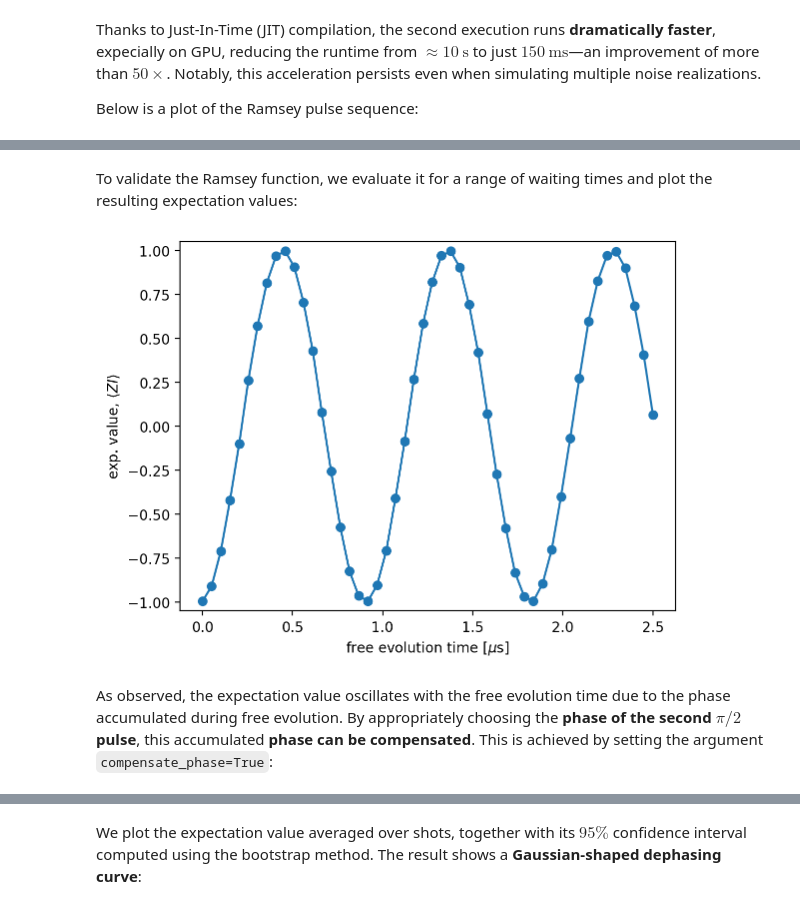
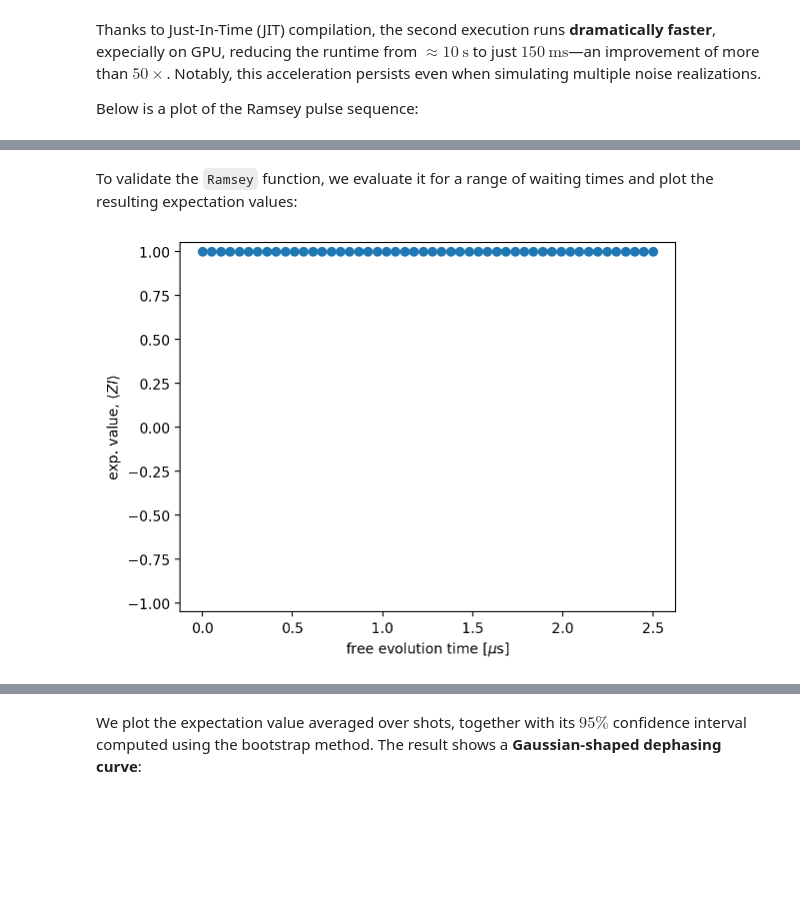
Before and after one commit to faulhornlabs/simphony, a Jupyter notebook: jupyternbs/advanced-example-noisy-GPU.ipynb, the cells around one changed output, grey strips where cells are left out. Cells and saved outputs as stored; diff of their text form; code cells hidden in the pictures; blank space fills up the shorter version.

```diff
--- a/jupyternbs/advanced-example-noisy-GPU.ipynb
+++ b/jupyternbs/advanced-example-noisy-GPU.ipynb
@@ -191,17 +191,9 @@ Here, we simulate a **Ramsey interferometry experiment**. The first operation is
 # %%
-def Ramsey(model, wait, compensate_phase=False, apply_noise=False, n_shots=1):
+def Ramsey(model, wait, apply_noise=False, n_shots=1):
 
     duration = 0.01
 
-    frequency = model.splitting_qubit('e')
-    frequency_0 = model.splitting_qubit('e', rest_quantum_nums={'N': 0})
-    frequency_m1 = model.splitting_qubit('e', rest_quantum_nums={'N': -1})
-    frequency_delta = frequency_m1 - frequency_0
-
-    if compensate_phase:
-        second_pulse_phase = - np.pi * (1 + frequency_delta * wait)
-    else:
-        second_pulse_phase = 0
+    frequency = model.splitting_qubit('e', rest_quantum_nums={'N': 0})
 
     angle = np.pi / 2
     period_time = 2 * np.pi * duration / angle
@@ -217,7 +209,7 @@ def Ramsey(model, wait, compensate_phase=False, apply_noise=False, n_shots=1):
     model.driving_field('MW_x').add_wait(wait)
     model.driving_field('MW_x').add_rectangle_pulse(amplitude=amplitude,
                                                     frequency=frequency,
-                                                    phase=second_pulse_phase,
+                                                    phase=np.pi,
                                                     duration=duration)
 
     result = model.simulate_time_evolution(n_eval=2, apply_noise=apply_noise, n_shots=n_shots)
@@ -251,18 +243,17 @@ model.driving_field('MW_x').plot_pulses(function='complex_envelope')
 # %% [markdown]
-To validate the Ramsey function, we evaluate it for a range of waiting times and plot the resulting expectation values:
+To validate the ``Ramsey`` function, we evaluate it for a range of waiting times and plot the resulting expectation values:
 # %%
 waits = np.linspace(1e-5, 2.5, 50)
 Z_exps = []
 for wait in waits:
     Z_exp = Ramsey(model=model, wait=wait)
     Z_exps.append(Z_exp)
+Z_exps = np.array(Z_exps)
 
 plt.plot(waits, Z_exps, 'o-')
 plt.xlabel('free evolution time [$\mu$s]')
 plt.ylabel('exp. value, $\\langle ZI \\rangle$')
 plt.ylim(-1.05,1.05)
 plt.show()
 # %% [output]
-[figure, old version]
+[figure, new version]
-# %% [markdown]
-As observed, the expectation value oscillates with the free evolution time due to the phase accumulated during free evolution. By appropriately choosing the **phase of the second $\pi/2$ pulse**, this accumulated **phase can be compensated**. This is achieved by setting the argument `compensate_phase=True`:
```
Also changed, not shown: parts of 18 cells of this notebook, 6 other files.
